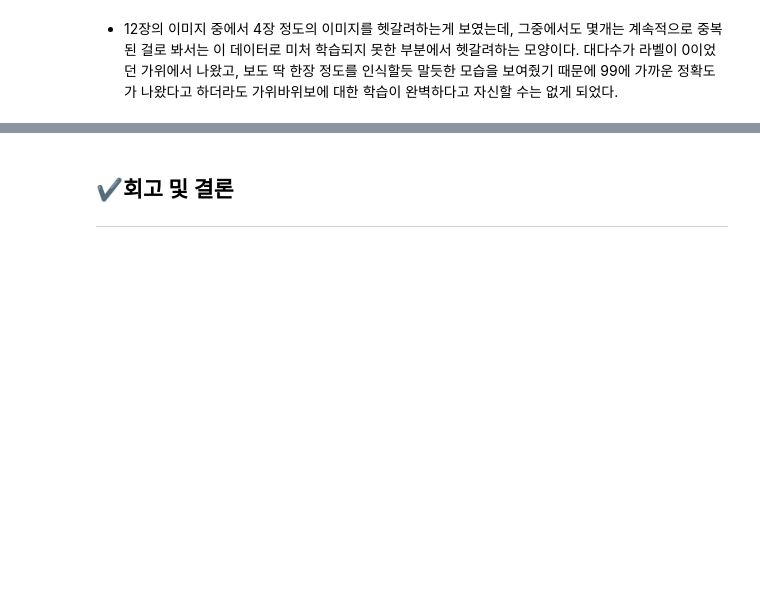
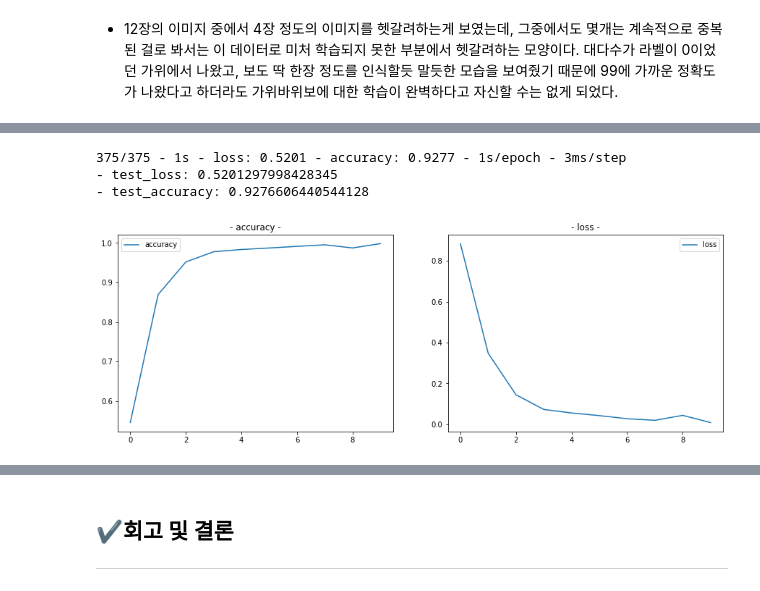
Before and after one commit to Wdstar09/Aiffel_project, a Jupyter notebook: LMS_Exploration/E-05/[E-05]exploration_05.ipynb, the cells around one changed output, grey strips where cells are left out. Drawn from its saved outputs; the diff is of its cells as text; code cells hidden in the pictures; blank space fills up the shorter version.

```diff
--- a/LMS_Exploration/E-05/[E-05]exploration_05.ipynb
+++ b/LMS_Exploration/E-05/[E-05]exploration_05.ipynb
@@ -1231,0 +1333,11 @@ for n in samples:
+# %%
+# Sequential Model을 사용해보자
+
+model=keras.models.Sequential()
+model.add(keras.layers.Conv2D(128, (3,3), activation='relu', input_shape=(28,28,3))) # Conv2D 128로 변경
+model.add(keras.layers.MaxPool2D(2,2))
+model.add(keras.layers.Conv2D(256, (3,3), activation='relu')) # 256로 변경
+model.add(keras.layers.MaxPooling2D((2,2)))
+model.add(keras.layers.Flatten())
+model.add(keras.layers.Dense(128, activation='relu')) # 128로 변경
+model.add(keras.layers.Dense(3, activation='softmax'))
@@ -1231,0 +1366,9 @@ for n in samples:
+# %%
+# 옵티마이저 adam, 손실함수는 cross entropy로 학습
+
+model.compile(optimizer='adam',
+             loss='sparse_categorical_crossentropy',
+             metrics=['accuracy'])
+
+# 모델 훈련
+history6 = model.fit(x_train_norm, y_train , epochs=10) # 초기값 20 > 10으로 대체
@@ -1231,0 +1432,28 @@ for n in samples:
+# %%
+# 테스트 데이터로 성능 확인
+loss_6, accu_6 = model.evaluate(x_test_norm, y_test, verbose=2)
+
+print("- test_loss: {} ".format(loss_6))
+print("- test_accuracy: {}".format(accu_6))
+# %% [output]
+375/375 - 1s - loss: 0.5201 - accuracy: 0.9277 - 1s/epoch - 3ms/step
+- test_loss: 0.5201297998428345
+- test_accuracy: 0.9276606440544128
+# %%
+plt.figure(figsize=(15, 5))
+
+# 에포크별 정확도
+plt.subplot(1,2,1)
+plt.plot(history6.history["accuracy"], label="accuracy")
+plt.title("- accuracy -")
+plt.legend()
+
+# 에포크별 손실률
+plt.subplot(1,2,2)
+plt.plot(history6.history["loss"], label="loss")
+plt.title("- loss -")
+plt.legend()
+
+plt.show()
+# %% [output]
+[figure, added]
```
Also changed, not shown: parts of 36 cells of this notebook.
